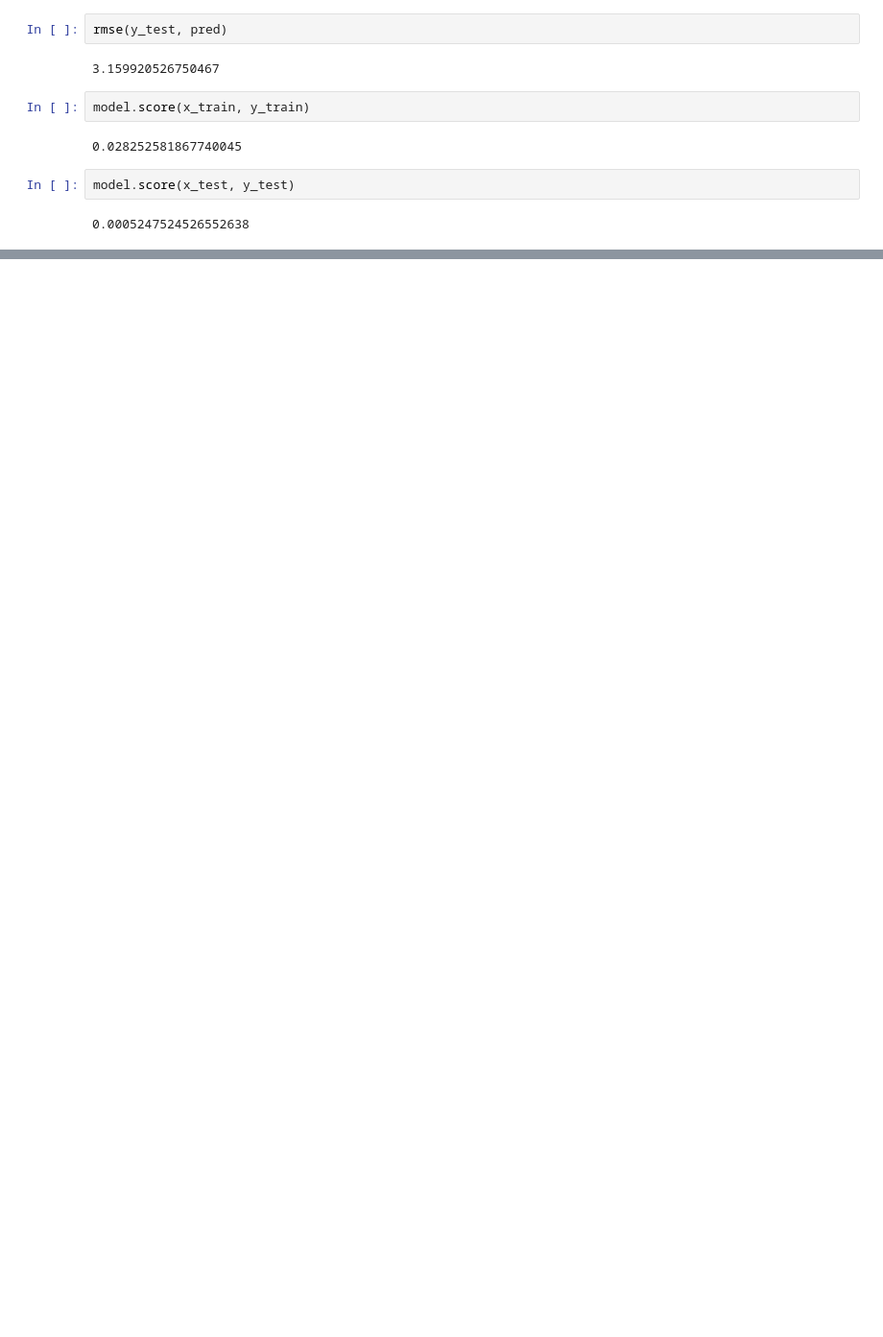
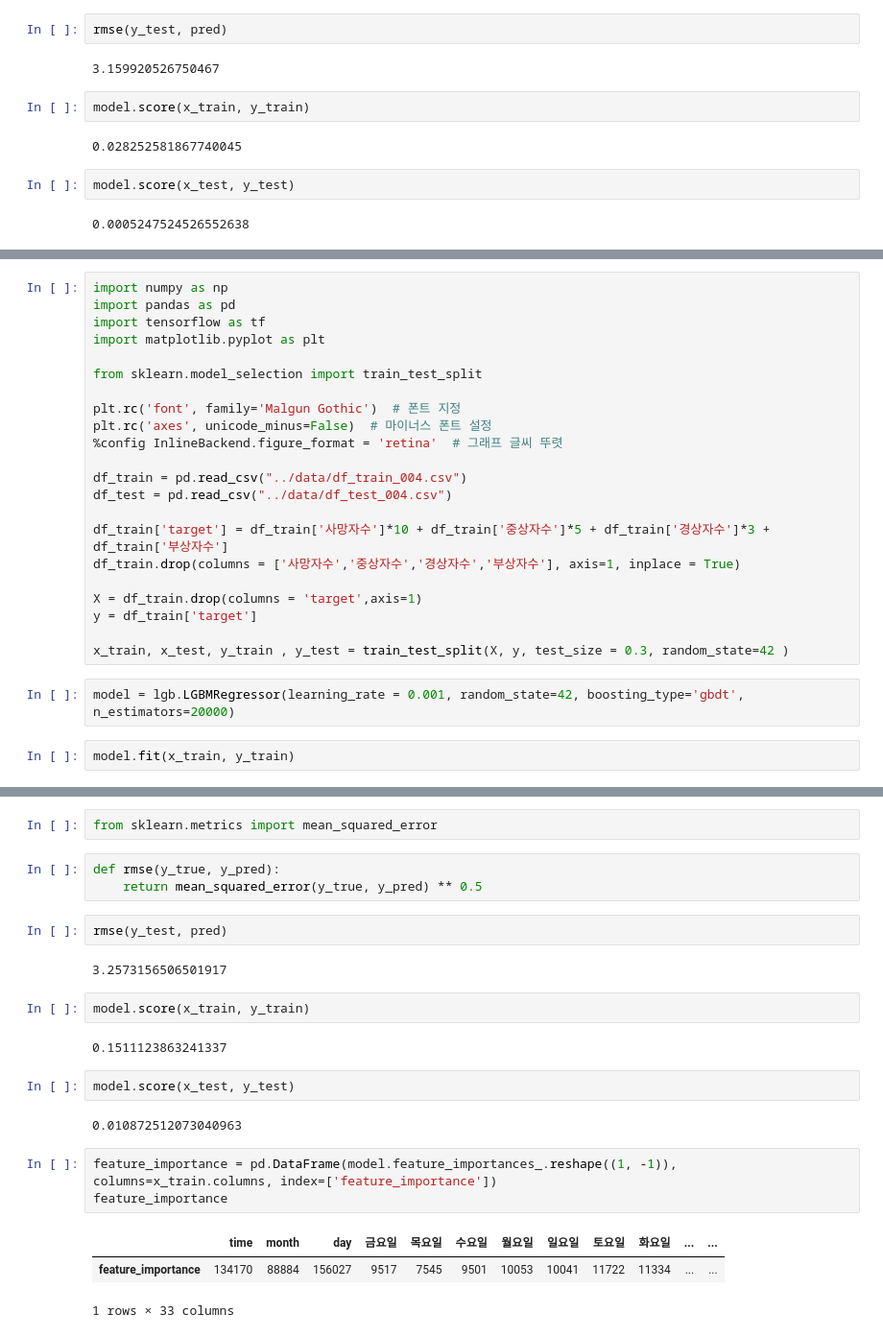
Before and after one commit to insu97/Competition, a Jupyter notebook: 002.대구 교통사고 피해 예측 AI 경진대회/code/012.step_by_step.ipynb, the cells around one changed output, grey strips where cells are left out. Shown at 96% size. Drawn from its saved outputs; the diff is of its cells as text; blank space fills up the shorter version.

```diff
--- a/002.대구 교통사고 피해 예측 AI 경진대회/code/012.step_by_step.ipynb
+++ b/002.대구 교통사고 피해 예측 AI 경진대회/code/012.step_by_step.ipynb
@@ -87,0 +148,26 @@ model.score(x_test, y_test)
+# %%
+import numpy as np
+import pandas as pd
+import tensorflow as tf
+import matplotlib.pyplot as plt
+
+from sklearn.model_selection import train_test_split
+
+plt.rc('font', family='Malgun Gothic')  # 폰트 지정
+plt.rc('axes', unicode_minus=False)  # 마이너스 폰트 설정
+%config InlineBackend.figure_format = 'retina'  # 그래프 글씨 뚜렷
+
+df_train = pd.read_csv("../data/df_train_004.csv")
+df_test = pd.read_csv("../data/df_test_004.csv")
+
+df_train['target'] = df_train['사망자수']*10 + df_train['중상자수']*5 + df_train['경상자수']*3 + df_train['부상자수']
+df_train.drop(columns = ['사망자수','중상자수','경상자수','부상자수'], axis=1, inplace = True)
+
+X = df_train.drop(columns = 'target',axis=1)
+y = df_train['target']
+
+x_train, x_test, y_train , y_test = train_test_split(X, y, test_size = 0.3, random_state=42 )
+# %%
+model = lgb.LGBMRegressor(learning_rate = 0.001, random_state=42, boosting_type='gbdt', n_estimators=20000)
+# %%
+model.fit(x_train, y_train)
@@ -87,0 +178,24 @@ model.score(x_test, y_test)
+# %%
+from sklearn.metrics import mean_squared_error
+# %%
+def rmse(y_true, y_pred):
+    return mean_squared_error(y_true, y_pred) ** 0.5
+# %%
+rmse(y_test, pred)
+# %% [output]
+3.2573156506501917
+# %%
+model.score(x_train, y_train)
+# %% [output]
+0.1511123863241337
+# %%
+model.score(x_test, y_test)
+# %% [output]
+0.010872512073040963
+# %%
+feature_importance = pd.DataFrame(model.feature_importances_.reshape((1, -1)), columns=x_train.columns, index=['feature_importance'])
+feature_importance
+# %% [output]
+|  | time | month | day | 금요일 | 목요일 | 수요일 | 월요일 | 일요일 | 토요일 | 화요일 | ... | ... |
+| feature_importance | 134170 | 88884 | 156027 | 9517 | 7545 | 9501 | 10053 | 10041 | 11722 | 11334 | ... | ... |
+1 rows × 33 columns
```
Also changed, not shown: parts of 23 cells of this notebook, 1 other file.
